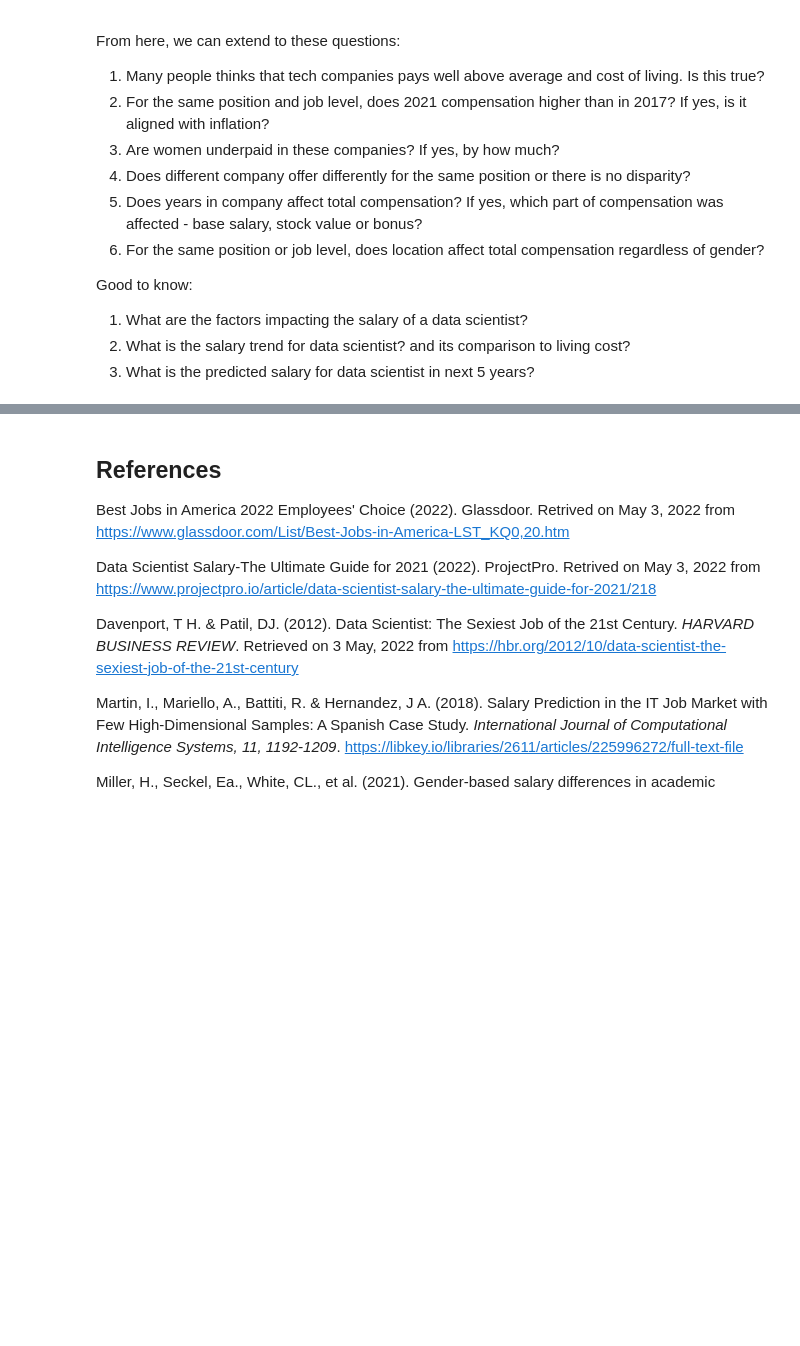
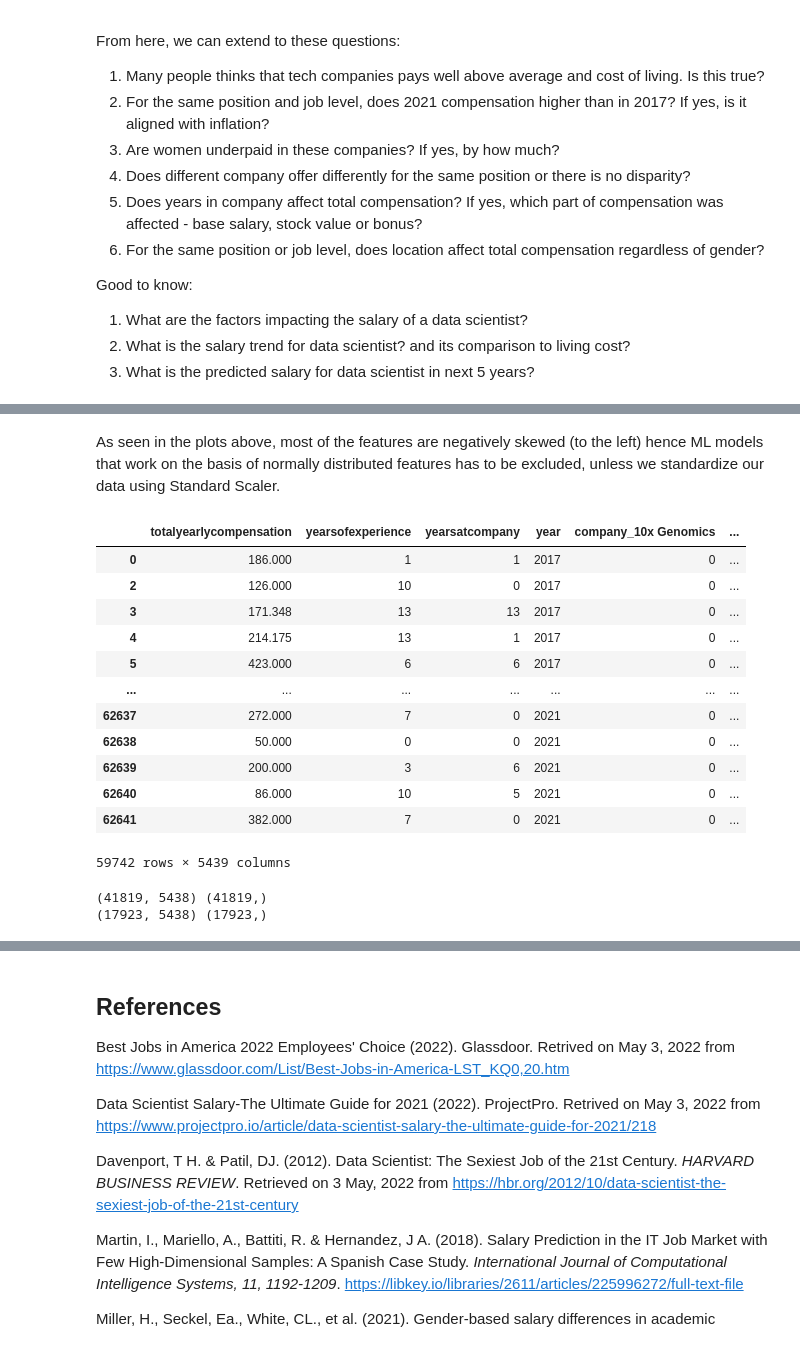
Before and after one commit to yuenherny/um-wqd7003-ds-salary-analysis, a Jupyter notebook: notebook-analysis/[master]/[Master] DS & STEM Salary Analysis.ipynb, the cells around one changed output, grey strips where cells are left out. Saved outputs shown, nothing was run; the diff lists cells and outputs as text; code cells hidden in the pictures; blank space fills up the shorter version.

Commit message:
data prep and modelling

```diff
--- a/notebook-analysis/[master]/[Master] DS & STEM Salary Analysis.ipynb
+++ b/notebook-analysis/[master]/[Master] DS & STEM Salary Analysis.ipynb
@@ -532,0 +626,32 @@ Good to know:
+# %% [markdown]
+As seen in the plots above, most of the features are negatively skewed (to the left) hence ML models that work on the basis of normally distributed features has to be excluded, unless we standardize our data using Standard Scaler.
+# %%
+df2 = pd.get_dummies(df, columns=['company', 'level', 'gender', 'dmaid', 'country', 'state', 'city'])
+# %%
+df2
+# %% [output]
+|  | totalyearlycompensation | yearsofexperience | yearsatcompany | year | company_10x Genomics | ... |
+| 0 | 186.000 | 1 | 1 | 2017 | 0 | ... |
+| 2 | 126.000 | 10 | 0 | 2017 | 0 | ... |
+| 3 | 171.348 | 13 | 13 | 2017 | 0 | ... |
+| 4 | 214.175 | 13 | 1 | 2017 | 0 | ... |
+| 5 | 423.000 | 6 | 6 | 2017 | 0 | ... |
+| ... | ... | ... | ... | ... | ... | ... |
+| 62637 | 272.000 | 7 | 0 | 2021 | 0 | ... |
+| 62638 | 50.000 | 0 | 0 | 2021 | 0 | ... |
+| 62639 | 200.000 | 3 | 6 | 2021 | 0 | ... |
+| 62640 | 86.000 | 10 | 5 | 2021 | 0 | ... |
+| 62641 | 382.000 | 7 | 0 | 2021 | 0 | ... |
+59742 rows × 5439 columns
+# %%
+from sklearn.model_selection import train_test_split
+
+df_features = df2.drop('totalyearlycompensation', axis=1)
+df_target = df2['totalyearlycompensation']
+
+X_train, X_test, y_train, y_test = train_test_split(df_features, df_target, test_size=0.3, random_state=1234, shuffle=False)
+print(X_train.shape, y_train.shape)
+print(X_test.shape, y_test.shape)
+# %% [output]
+(41819, 5438) (41819,)
+(17923, 5438) (17923,)
```
Also changed, not shown: parts of 13 cells of this notebook, 1 other file.
